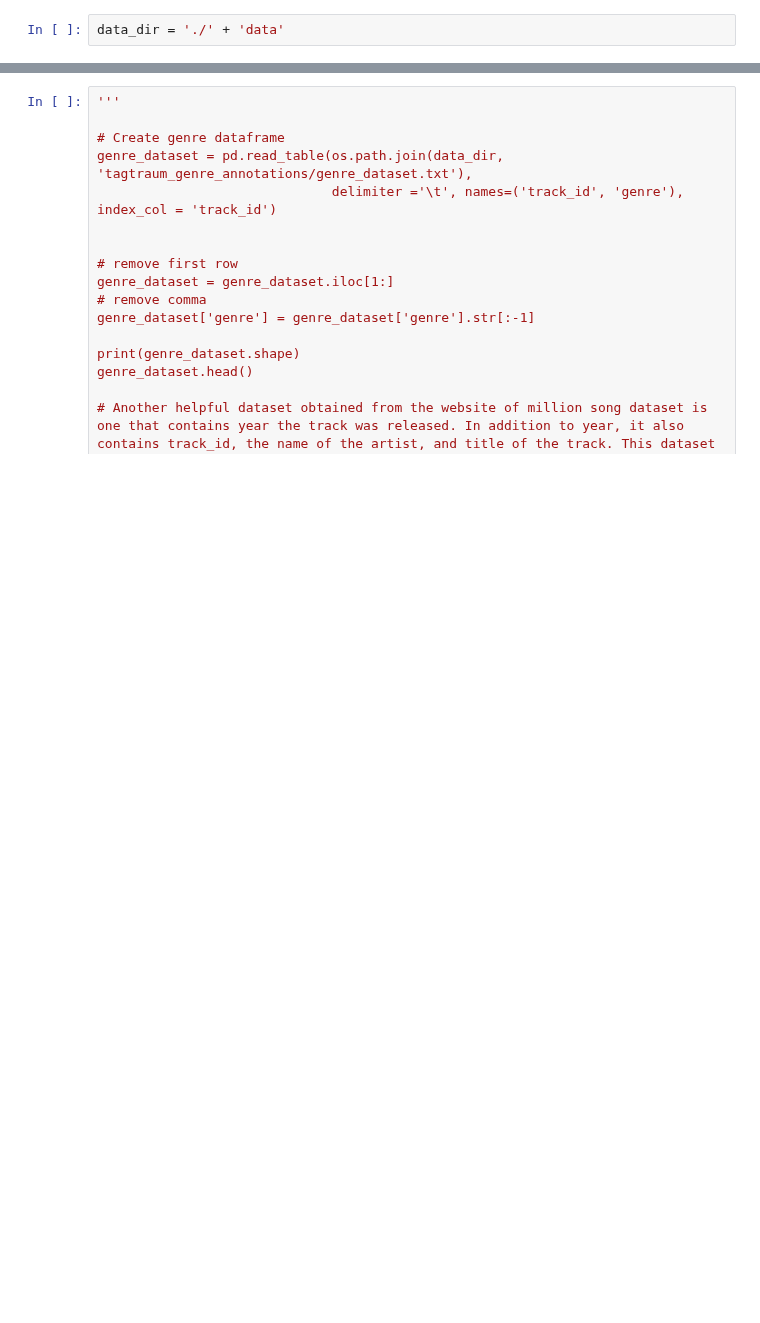
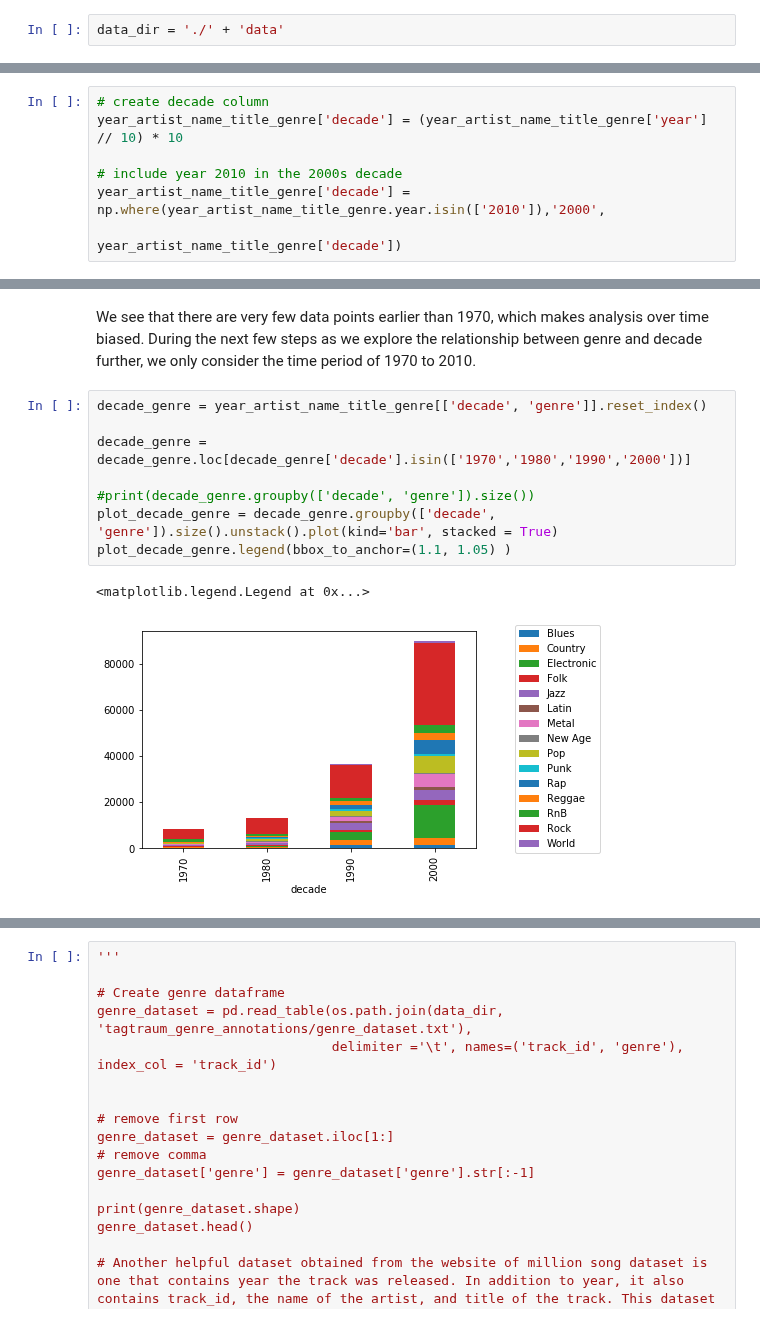
Before and after one commit to axnyang/CS401, a Jupyter notebook: msd_project.ipynb, the cells around one changed output, grey strips where cells are left out. Cells and saved outputs as stored; diff of their text form; blank space fills up the shorter version.

Commit message:
keep only the final notebook

```diff
--- a/msd_project.ipynb
+++ b/msd_project.ipynb
@@ -95,0 +111,7 @@ Using an additional dataset obtained from the million song website that contains
+# %%
+# create decade column
+year_artist_name_title_genre['decade'] = (year_artist_name_title_genre['year'] // 10) * 10
+
+# include year 2010 in the 2000s decade
+year_artist_name_title_genre['decade'] = np.where(year_artist_name_title_genre.year.isin(['2010']),'2000',
+                                                  year_artist_name_title_genre['decade'])
@@ -95,0 +146,13 @@ Using an additional dataset obtained from the million song website that contains
+# %% [markdown]
+We see that there are very few data points earlier than 1970, which makes analysis over time biased. During the next few steps as we explore the relationship between genre and decade further, we only consider the time period of 1970 to 2010.
+# %%
+decade_genre = year_artist_name_title_genre[['decade', 'genre']].reset_index()
+
+decade_genre = decade_genre.loc[decade_genre['decade'].isin(['1970','1980','1990','2000'])]
+
+#print(decade_genre.groupby(['decade', 'genre']).size())
+plot_decade_genre = decade_genre.groupby(['decade', 'genre']).size().unstack().plot(kind='bar', stacked = True)
+plot_decade_genre.legend(bbox_to_anchor=(1.1, 1.05) )
+# %% [output]
+<matplotlib.legend.Legend at 0x...>
+[figure, added]
```
Also changed, not shown: parts of 139 cells of this notebook, 2 other files.
